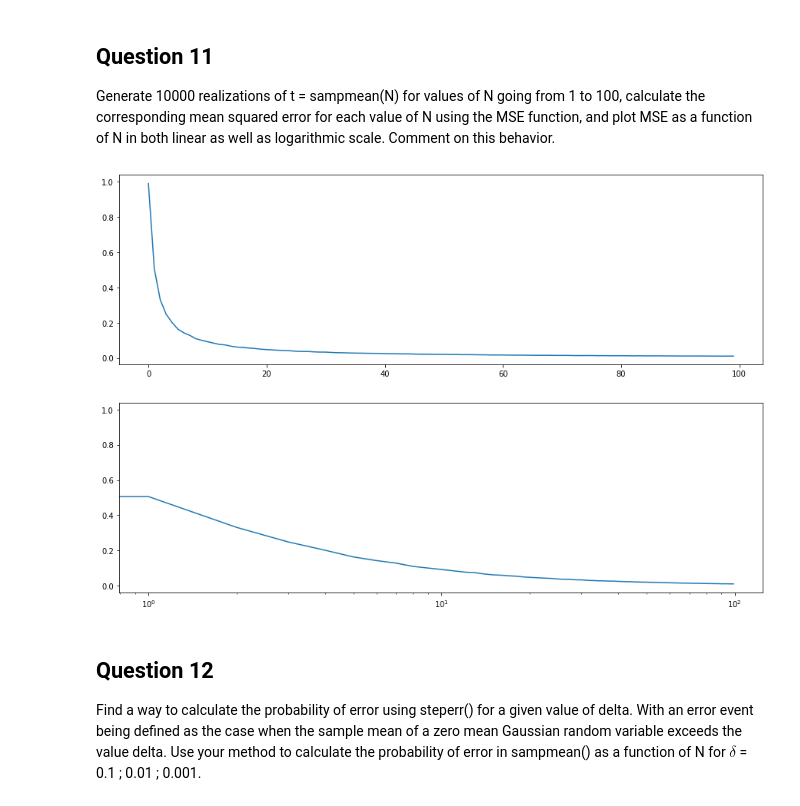
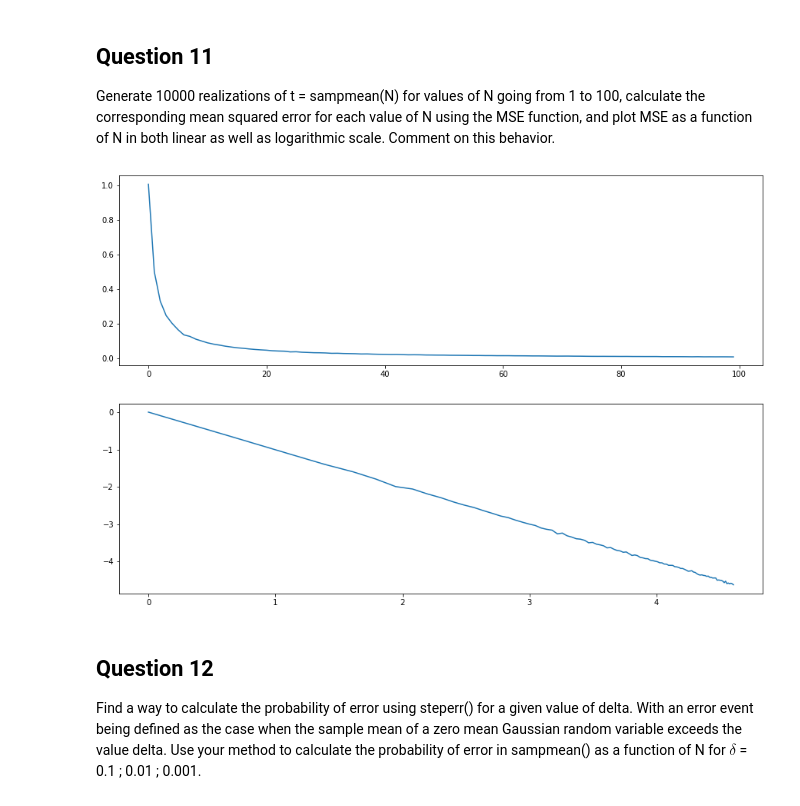
Before and after one commit to Bhavnicksm/dsp_lab_notebooks, a Jupyter notebook: EE333_Lab_1.ipynb, the cells around one changed output. Saved outputs shown, nothing was run; the diff lists cells and outputs as text; code cells hidden in the pictures.

```diff
--- a/EE333_Lab_1.ipynb
+++ b/EE333_Lab_1.ipynb
@@ -210,21 +210,21 @@ as a function of N in both linear as well as logarithmic scale. Comment on this
 # %%
 y = []
 Ns = np.arange(1,101,1)
 
 for n in Ns:
   x = []
   for _ in range(10000):
     x.append(sampmean(n))
   y.append(MSE(x,np.mean(x)))
 
 plt.figure(figsize=(15,10))
 plt.subplot(211)
 plt.plot(y)
 plt.subplot(212)
-plt.semilogx(y)
+plt.plot(np.log(Ns),np.log(y))
 plt.show()
 # %% [output]
-[figure, old version]
+[figure, new version]
 # %% [markdown]
 ## Question 12
 Find a way to calculate the probability of error using steperr() for a given value of delta. With
```
Also changed, not shown: parts of 2 cells of this notebook.
